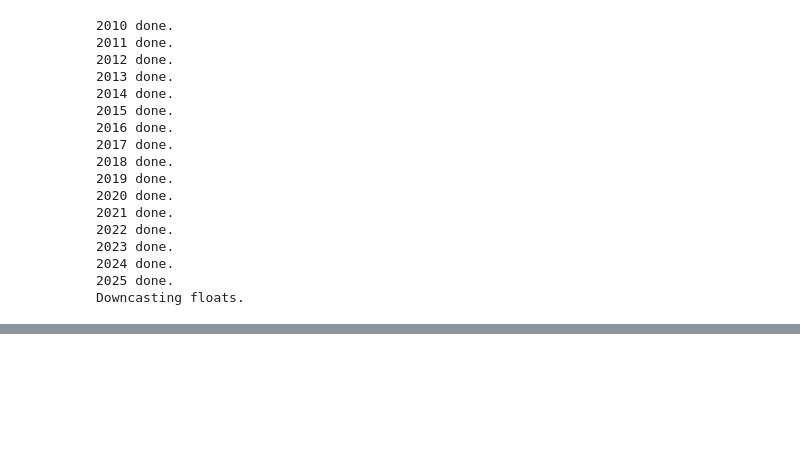
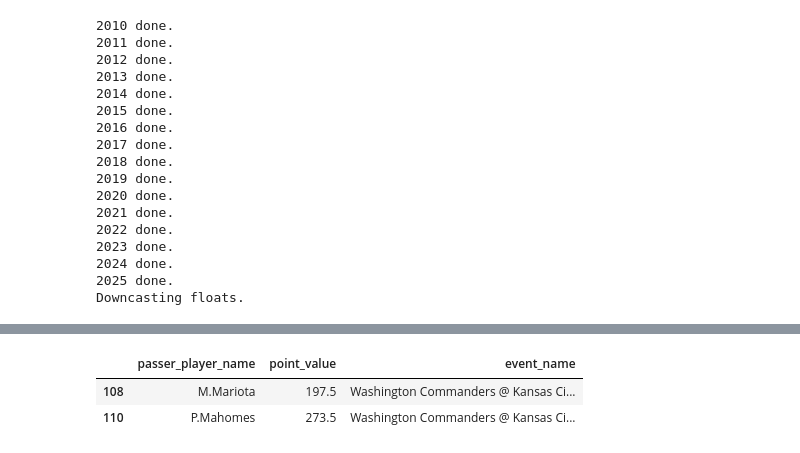
Before and after one commit to racurry1993/TetheredAI, a Jupyter notebook: NFL/Prediction_Next_Games.ipynb, the cells around one changed output, grey strips where cells are left out. Cells and saved outputs as stored; diff of their text form; code cells hidden in the pictures; blank space fills up the shorter version.

Commit message:
adding odds.api prop

```diff
--- a/NFL/Prediction_Next_Games.ipynb
+++ b/NFL/Prediction_Next_Games.ipynb
@@ -226,3 +226,15 @@ final_df = df.dropna()
 2024 done.
 2025 done.
 Downcasting floats.
+# %%
+import sqlite3
+import pandas as pd
+DATABASE_NAME = 'odds.db'
+#SOURCE_DB = r'C:\Users\rfo7799\Downloads\odds.db'
+
+conn = sqlite3.connect(DATABASE_NAME)
+table_name = 'player_props'
+prop_df = pd.read_sql(f"""
+                 SELECT * FROM {table_name} WHERE market_type = 'player_pass_yds'
+                 --AND lower(event_name) like '%tit%'
+                 """, conn)
@@ -430,0 +497,6 @@ hist
+# %%
+prop_df[prop_df['gameday'] == '2025-10-27'][['passer_player_name','point_value','event_name']].drop_duplicates()
+# %% [output]
+|  | passer_player_name | point_value | event_name |
+| 108 | M.Mariota | 197.5 | Washington Commanders @ Kansas Ci... |
+| 110 | P.Mahomes | 273.5 | Washington Commanders @ Kansas Ci... |
```
Also changed, not shown: parts of 6 cells of this notebook, 11 other files.
